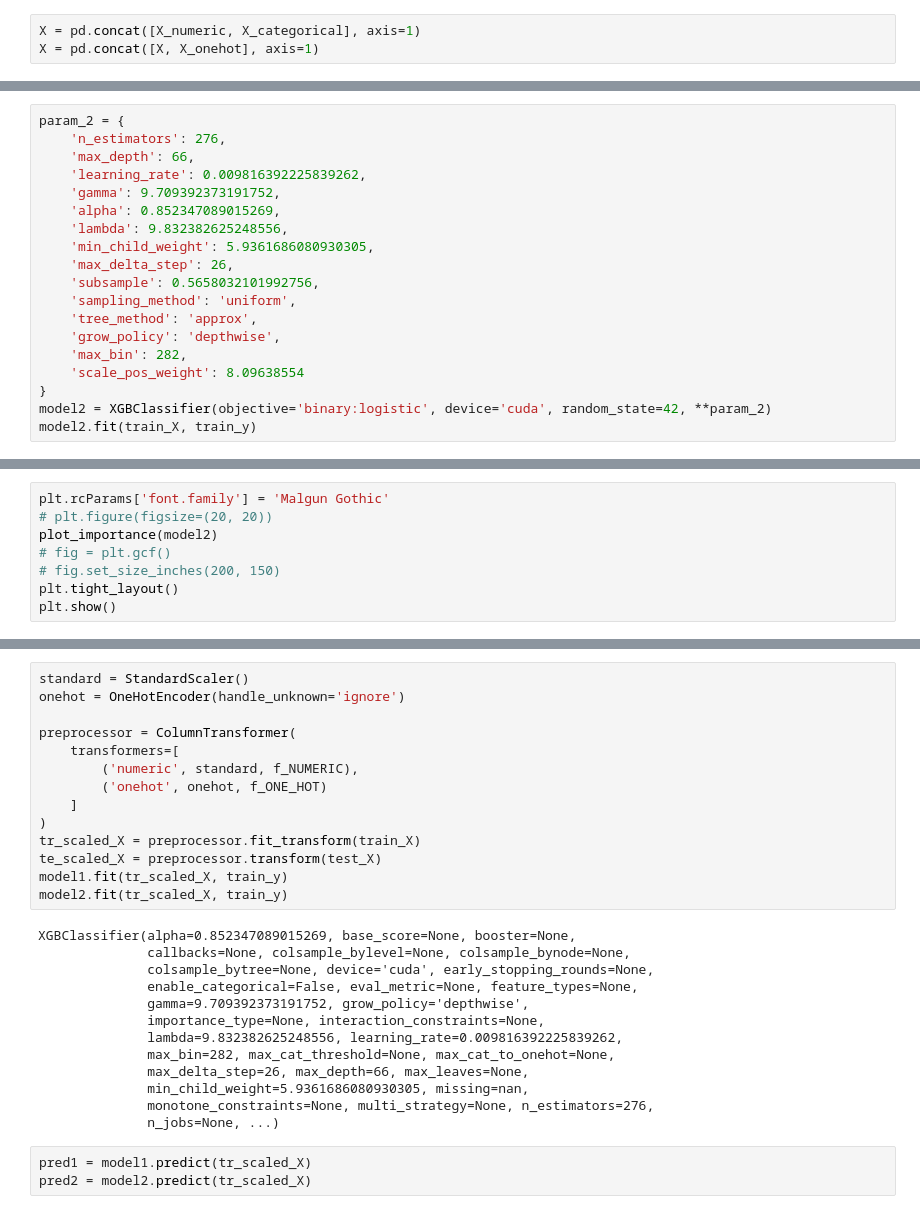
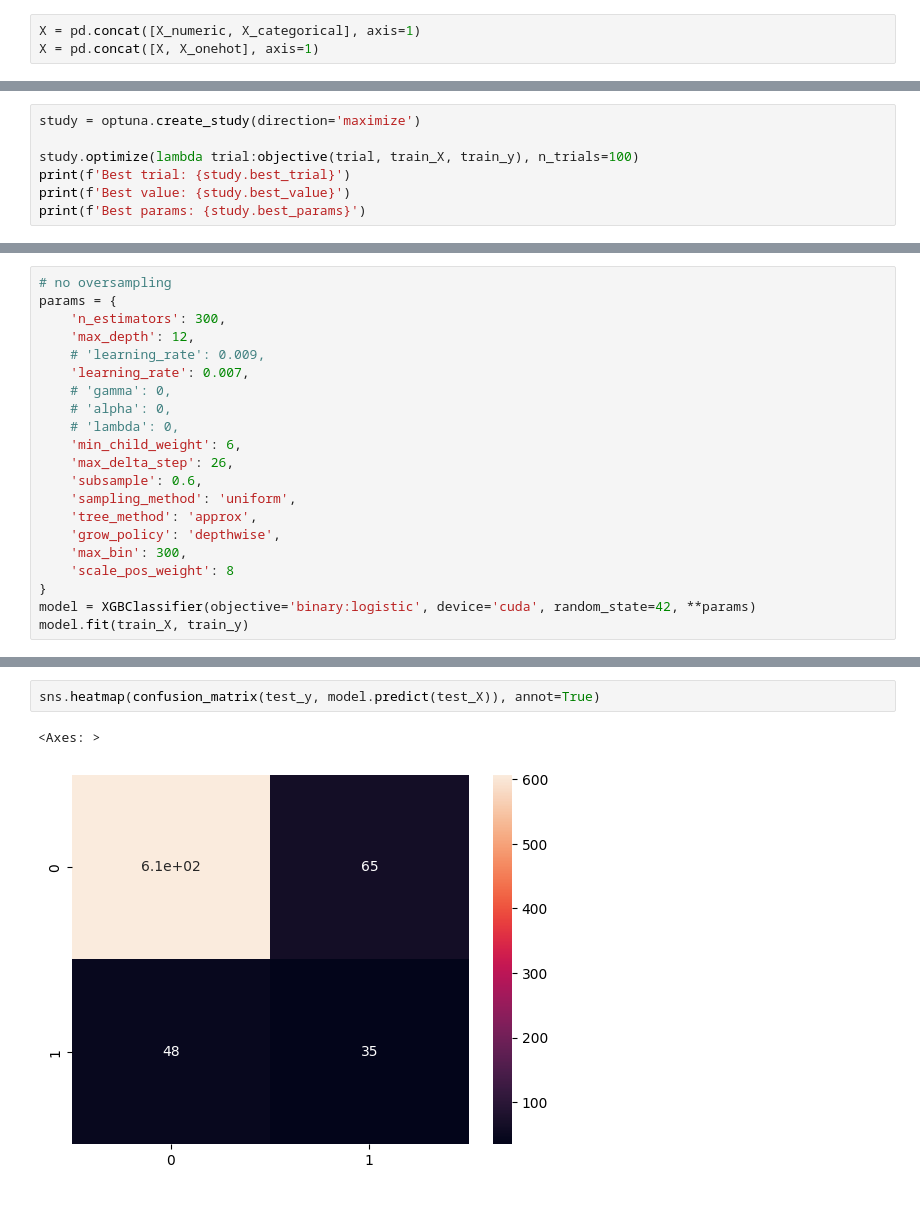
Before and after one commit to jhs-164179/Nurse__, a Jupyter notebook: [03]ML.ipynb, the cells around one changed output, grey strips where cells are left out. Saved outputs shown, nothing was run; the diff lists cells and outputs as text.

```diff
--- a/[03]ML.ipynb
+++ b/[03]ML.ipynb
@@ -142,0 +204,7 @@ train_y = train_y.reset_index().drop('index', axis=1)
+# %%
+study = optuna.create_study(direction='maximize')
+
+study.optimize(lambda trial:objective(trial, train_X, train_y), n_trials=100)
+print(f'Best trial: {study.best_trial}')
+print(f'Best value: {study.best_value}')
+print(f'Best params: {study.best_params}')
@@ -143,20 +232,22 @@ train_y = train_y.reset_index().drop('index', axis=1)
 # %%
-param_2 = {
-    'n_estimators': 276,
-    'max_depth': 66,
-    'learning_rate': 0.009816392225839262,
-    'gamma': 9.709392373191752,
-    'alpha': 0.852347089015269,
-    'lambda': 9.832382625248556,
-    'min_child_weight': 5.9361686080930305,
+# no oversampling
+params = {
+    'n_estimators': 300,
+    'max_depth': 12,
+    # 'learning_rate': 0.009,
+    'learning_rate': 0.007,
+    # 'gamma': 0,
+    # 'alpha': 0,
+    # 'lambda': 0,
+    'min_child_weight': 6,
     'max_delta_step': 26,
-    'subsample': 0.5658032101992756,
+    'subsample': 0.6,
     'sampling_method': 'uniform',
     'tree_method': 'approx',
     'grow_policy': 'depthwise',
-    'max_bin': 282,
-    'scale_pos_weight': 8.09638554
+    'max_bin': 300,
+    'scale_pos_weight': 8
 }
-model2 = XGBClassifier(objective='binary:logistic', device='cuda', random_state=42, **param_2)
-model2.fit(train_X, train_y)
+model = XGBClassifier(objective='binary:logistic', device='cuda', random_state=42, **params)
+model.fit(train_X, train_y)
 # %% [output]
@@ -175,8 +263,0 @@ XGBClassifier(alpha=0.852347089015269, base_score=None, booster=None,
-# %%
-plt.rcParams['font.family'] = 'Malgun Gothic'
-# plt.figure(figsize=(20, 20))
-plot_importance(model2)
-# fig = plt.gcf()
-# fig.set_size_inches(200, 150)
-plt.tight_layout()
-plt.show()
@@ -402,30 +286,5 @@ model2 = XGBClassifier(objective='binary:logistic', device='cuda', random_state=
-# %%
-standard = StandardScaler()
-onehot = OneHotEncoder(handle_unknown='ignore')
-
-preprocessor = ColumnTransformer(
-    transformers=[
-        ('numeric', standard, f_NUMERIC),
-        ('onehot', onehot, f_ONE_HOT)
-    ]
-)
-tr_scaled_X = preprocessor.fit_transform(train_X)
-te_scaled_X = preprocessor.transform(test_X)
-model1.fit(tr_scaled_X, train_y)
-model2.fit(tr_scaled_X, train_y)
-# %% [output]
-XGBClassifier(alpha=0.852347089015269, base_score=None, booster=None,
-              callbacks=None, colsample_bylevel=None, colsample_bynode=None,
-              colsample_bytree=None, device='cuda', early_stopping_rounds=None,
-              enable_categorical=False, eval_metric=None, feature_types=None,
-              gamma=9.709392373191752, grow_policy='depthwise',
-              importance_type=None, interaction_constraints=None,
-              lambda=9.832382625248556, learning_rate=0.009816392225839262,
-              max_bin=282, max_cat_threshold=None, max_cat_to_onehot=None,
-              max_delta_step=26, max_depth=66, max_leaves=None,
-              min_child_weight=5.9361686080930305, missing=nan,
-              monotone_constraints=None, multi_strategy=None, n_estimators=276,
-              n_jobs=None, ...)
-# %%
-pred1 = model1.predict(tr_scaled_X)
-pred2 = model2.predict(tr_scaled_X)
+# %%
+sns.heatmap(confusion_matrix(test_y, model.predict(test_X)), annot=True)
+# %% [output]
+<Axes: >
+[figure, added]
```
Also changed, not shown: parts of 39 cells of this notebook, 4 other files.
